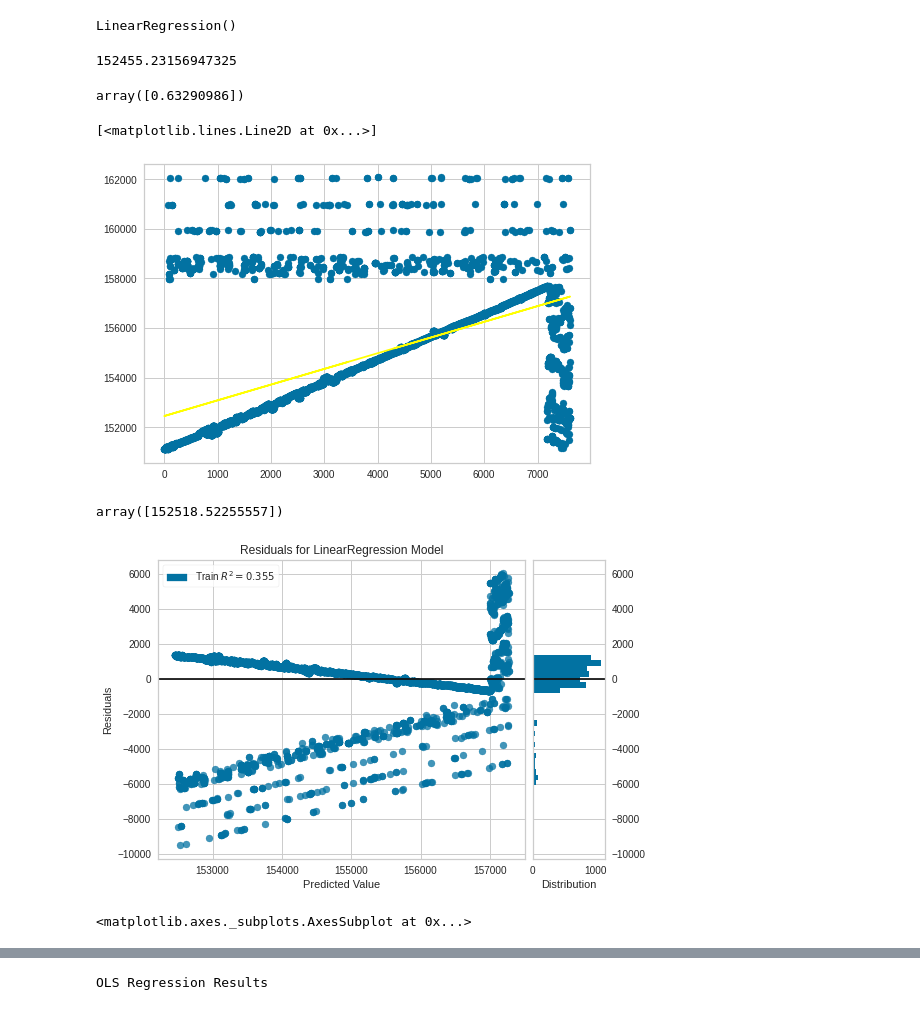
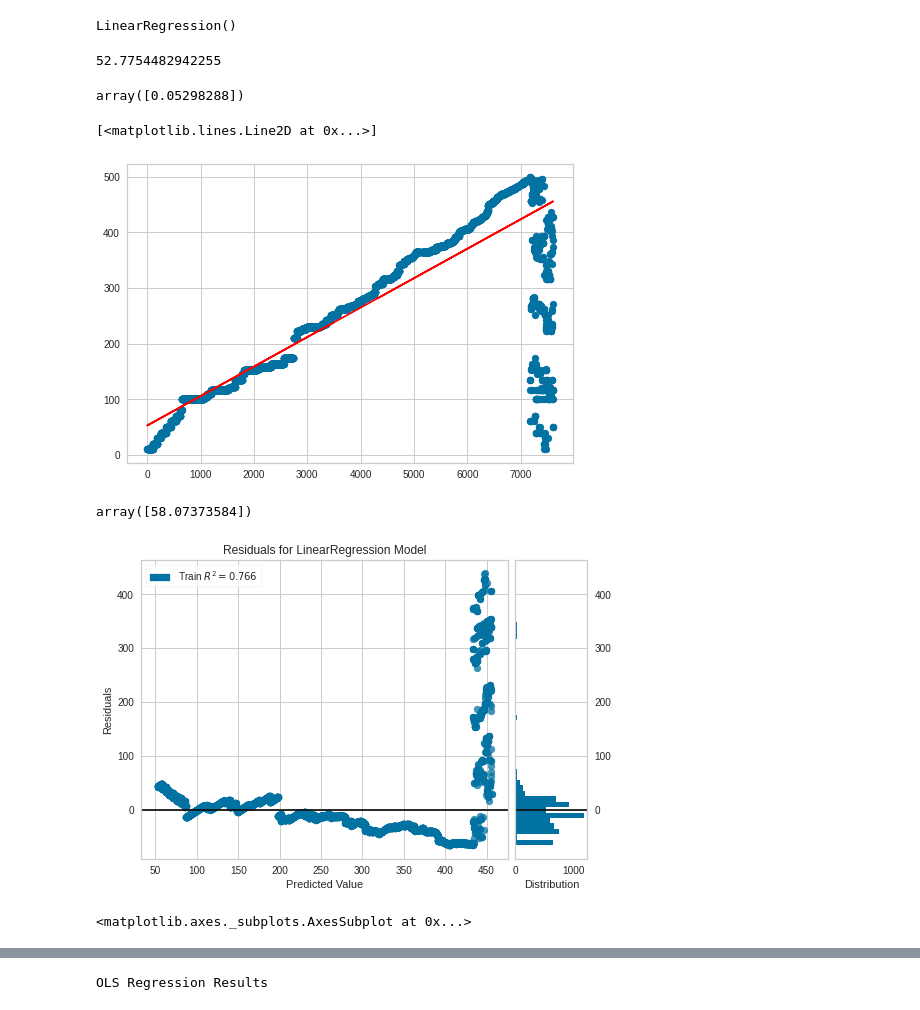
Before and after one commit to WandersonGustavo/Imersao_Alura, a Jupyter notebook: dnit_dados.ipynb, the cells around one changed output, grey strips where cells are left out. Drawn from its saved outputs; the diff is of its cells as text; code cells hidden in the pictures.

```diff
--- a/dnit_dados.ipynb
+++ b/dnit_dados.ipynb
@@ -127,5 +132,5 @@ Text(0.5, 1.0, 'Vias de trafego')
 #regressao linear simples: trecho por via
 #dia Feb/19, troca das variaveis , id passa a ser indep e trecho indep
 variavelI=base.iloc[:,0].values
-variavelT=base.iloc[:,1].values
+variavelT=base.iloc[:,2].values
 # %%
@@ -147,29 +152,29 @@ LinearRegression()
 #vizualizar interceptacoes das var's
 modeloIT.intercept_
 # %% [output]
-152455.23156947325
+52.7754482942255
-# %%
-#coefcientes, mostrando uma interpretação BAIXA do cenário real , uma vez q obtido foi 38.96%
-modeloIT.coef_
-# %% [output]
-array([0.63290986])
+# %%
+#coefcientes, mostrando uma interpretação moderada de 52,98 % devido alteracao de y
+modeloIT.coef_
+# %% [output]
+array([0.05298288])
 # %%
-#gráfico, necessita ajustes, tratar outliers , estão inpedindo desenvolvimento do modelo
+#gráfico , após alteração da variavel y, esse modelo apresenta melhor tradução , porém outliers AINDA precisam ser tratados(22/02)
 plt.scatter(variavelI,variavelT)
-plt.plot(variavelI,modeloIT.predict(variavelI),color='yellow')
+plt.plot(variavelI,modeloIT.predict(variavelI),color='red')
 # %% [output]
 [<matplotlib.lines.Line2D at 0x...>]
-[figure, old version]
+[figure, new version]
 # %%
+#previsão para um determinado trecho aleatorio
 modeloIT.intercept_ + modeloIT.coef_ *100
 # %% [output]
-array([152518.52255557])
+array([58.07373584])
 # %%
-# Gráfico para visualizar os residuais, residuais apresentam tendencia , o que torna o modelo ruim
-#além do fato que histograma NÃO apresenta distribuição normal
+# Gráfico para visualizar os residuais, residuais apresentam tendencia , distribuição se aproxima de um distribuição normal
 visualizador = ResidualsPlot(modeloIT)
 visualizador.fit(variavelI,variavelT)
 visualizador.poof()
 # %% [output]
-[figure, old version]
+[figure, new version]
 <matplotlib.axes._subplots.AxesSubplot at 0x...>
```
Also changed, not shown: parts of 14 cells of this notebook.
